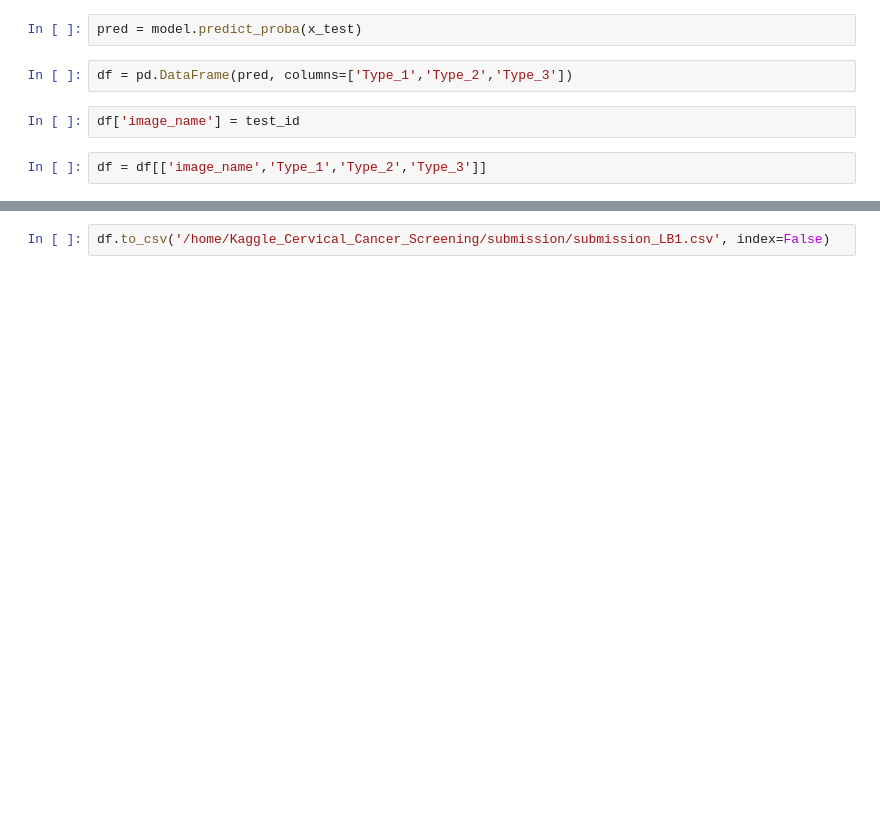
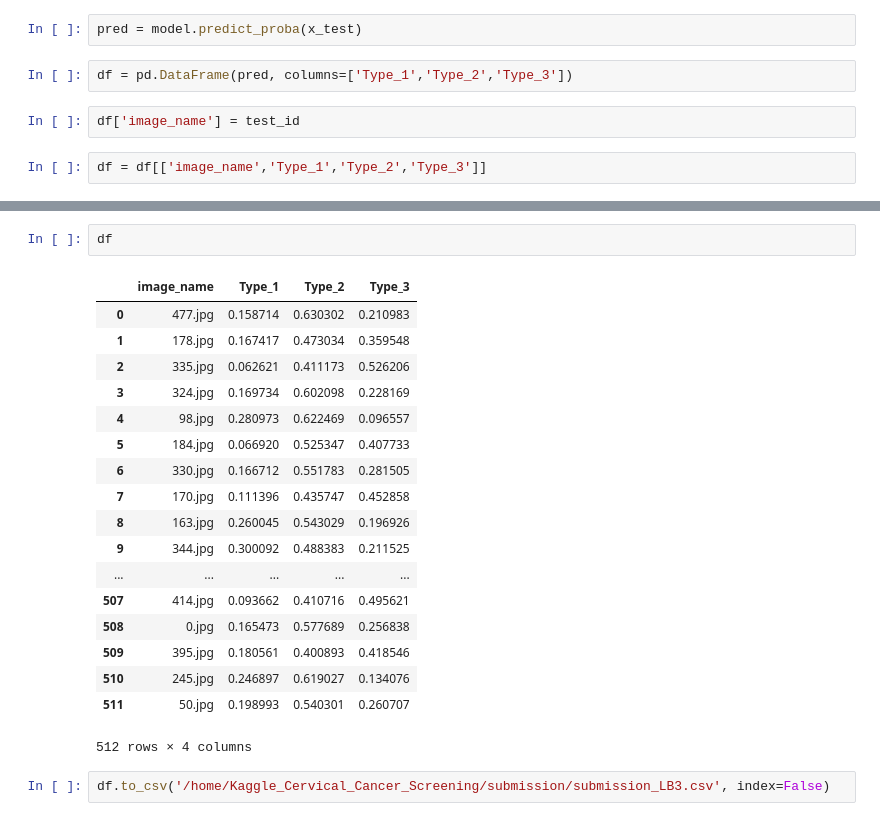
Before and after one commit to rorysroes/Kaggle_Cervical_Cancer_Screening, a Jupyter notebook: Rory/Dev-ipynb/resize_data/LB.ipynb, the cells around one changed output, grey strips where cells are left out. Cells and saved outputs as stored; diff of their text form; blank space fills up the shorter version.

```diff
--- a/Rory/Dev-ipynb/resize_data/LB.ipynb
+++ b/Rory/Dev-ipynb/resize_data/LB.ipynb
@@ -428,2 +488,23 @@ df = df[['image_name','Type_1','Type_2','Type_3']]
+# %%
+df
+# %% [output]
+|  | image_name | Type_1 | Type_2 | Type_3 |
+| 0 | 477.jpg | 0.158714 | 0.630302 | 0.210983 |
+| 1 | 178.jpg | 0.167417 | 0.473034 | 0.359548 |
+| 2 | 335.jpg | 0.062621 | 0.411173 | 0.526206 |
+| 3 | 324.jpg | 0.169734 | 0.602098 | 0.228169 |
+| 4 | 98.jpg | 0.280973 | 0.622469 | 0.096557 |
+| 5 | 184.jpg | 0.066920 | 0.525347 | 0.407733 |
+| 6 | 330.jpg | 0.166712 | 0.551783 | 0.281505 |
+| 7 | 170.jpg | 0.111396 | 0.435747 | 0.452858 |
+| 8 | 163.jpg | 0.260045 | 0.543029 | 0.196926 |
+| 9 | 344.jpg | 0.300092 | 0.488383 | 0.211525 |
+| ... | ... | ... | ... | ... |
+| 507 | 414.jpg | 0.093662 | 0.410716 | 0.495621 |
+| 508 | 0.jpg | 0.165473 | 0.577689 | 0.256838 |
+| 509 | 395.jpg | 0.180561 | 0.400893 | 0.418546 |
+| 510 | 245.jpg | 0.246897 | 0.619027 | 0.134076 |
+| 511 | 50.jpg | 0.198993 | 0.540301 | 0.260707 |
+512 rows × 4 columns
 # %%
-df.to_csv('/home/Kaggle_Cervical_Cancer_Screening/submission/submission_LB1.csv', index=False)
+df.to_csv('/home/Kaggle_Cervical_Cancer_Screening/submission/submission_LB3.csv', index=False)
```
Also changed, not shown: parts of 8 cells of this notebook, 8 other files.
